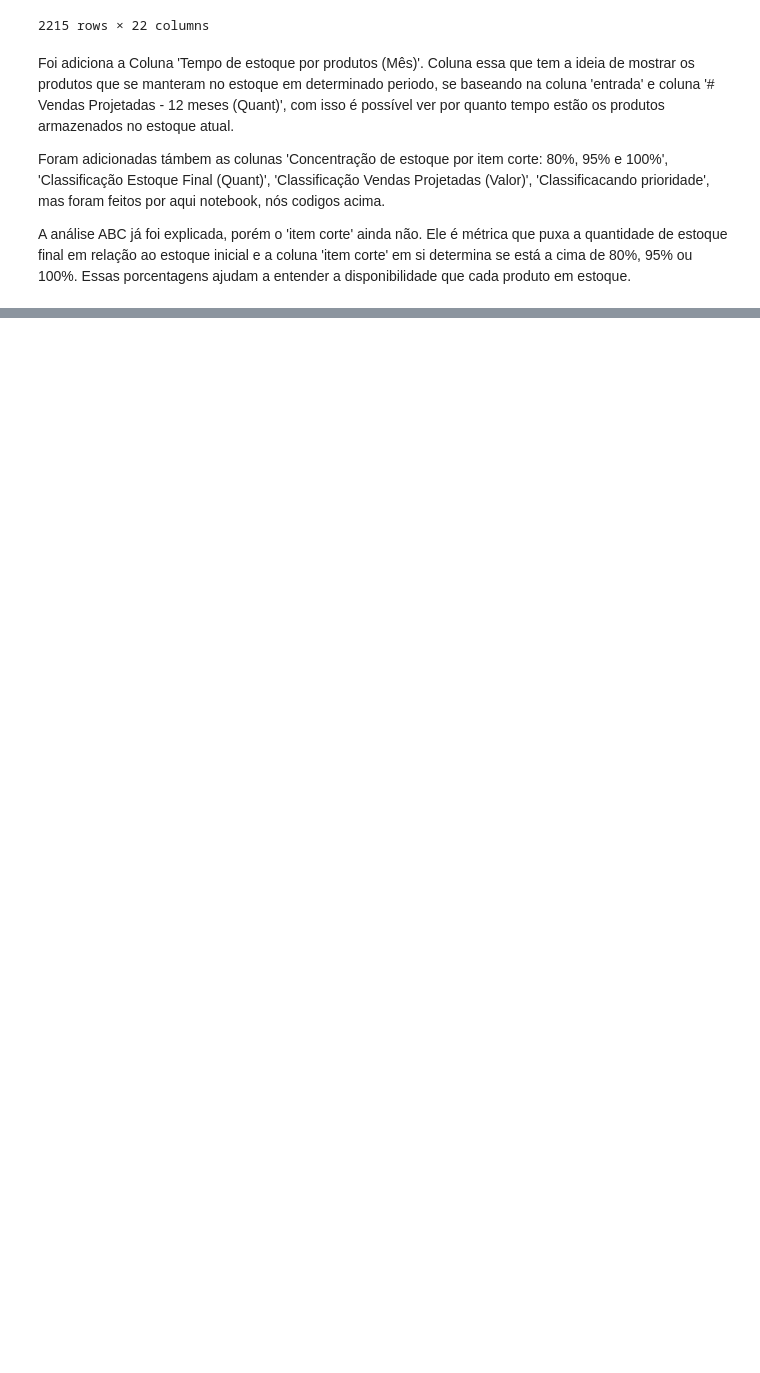
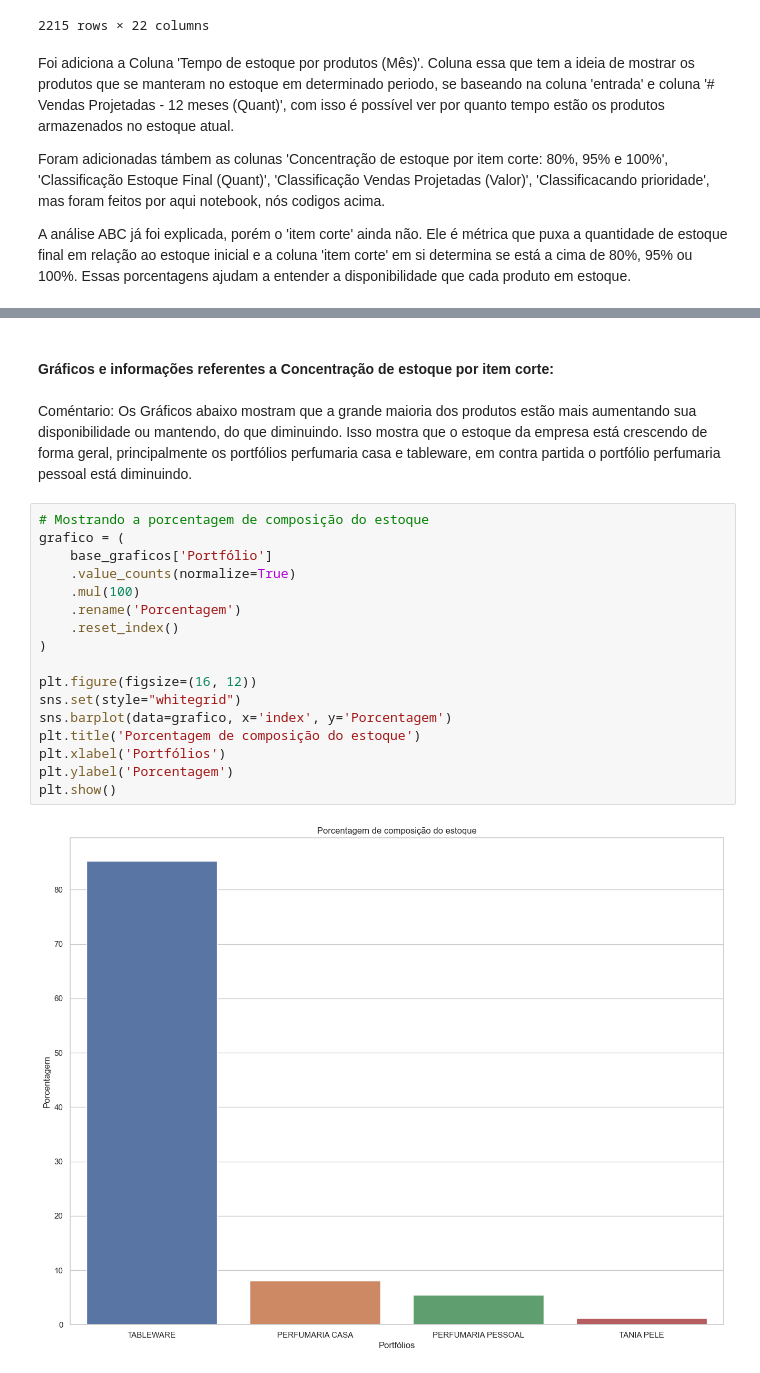
Before and after one commit to augustopinho/TB_analise_exploratoria, a Jupyter notebook: Tratamento_dataset.ipynb, the cells around one changed output, grey strips where cells are left out. Drawn from its saved outputs; the diff is of its cells as text; blank space fills up the shorter version.

```diff
--- a/Tratamento_dataset.ipynb
+++ b/Tratamento_dataset.ipynb
@@ -496,0 +529,24 @@ separacao_tania_pele = base_graficos[base_graficos['Portfólio'] == 'TANIA PELE'
+# %% [markdown]
+#### Gráficos e informações referentes a Concentração de estoque por item corte:
+# %% [markdown]
+Coméntario:
+Os Gráficos abaixo mostram que a grande maioria dos produtos estão mais aumentando sua disponibilidade ou mantendo, do que diminuindo. Isso mostra que o estoque da empresa está crescendo de forma geral, principalmente os portfólios perfumaria casa e tableware, em contra partida o portfólio perfumaria pessoal está diminuindo.
+# %%
+# Mostrando a porcentagem de composição do estoque
+grafico = (
+    base_graficos['Portfólio']
+    .value_counts(normalize=True)
+    .mul(100)
+    .rename('Porcentagem')
+    .reset_index()
+)
+
+plt.figure(figsize=(16, 12))
+sns.set(style="whitegrid")
+sns.barplot(data=grafico, x='index', y='Porcentagem')
+plt.title('Porcentagem de composição do estoque')
+plt.xlabel('Portfólios')
+plt.ylabel('Porcentagem')
+plt.show()
+# %% [output]
+[figure, added]
```
Also changed, not shown: parts of 37 cells of this notebook, 1 other file.
